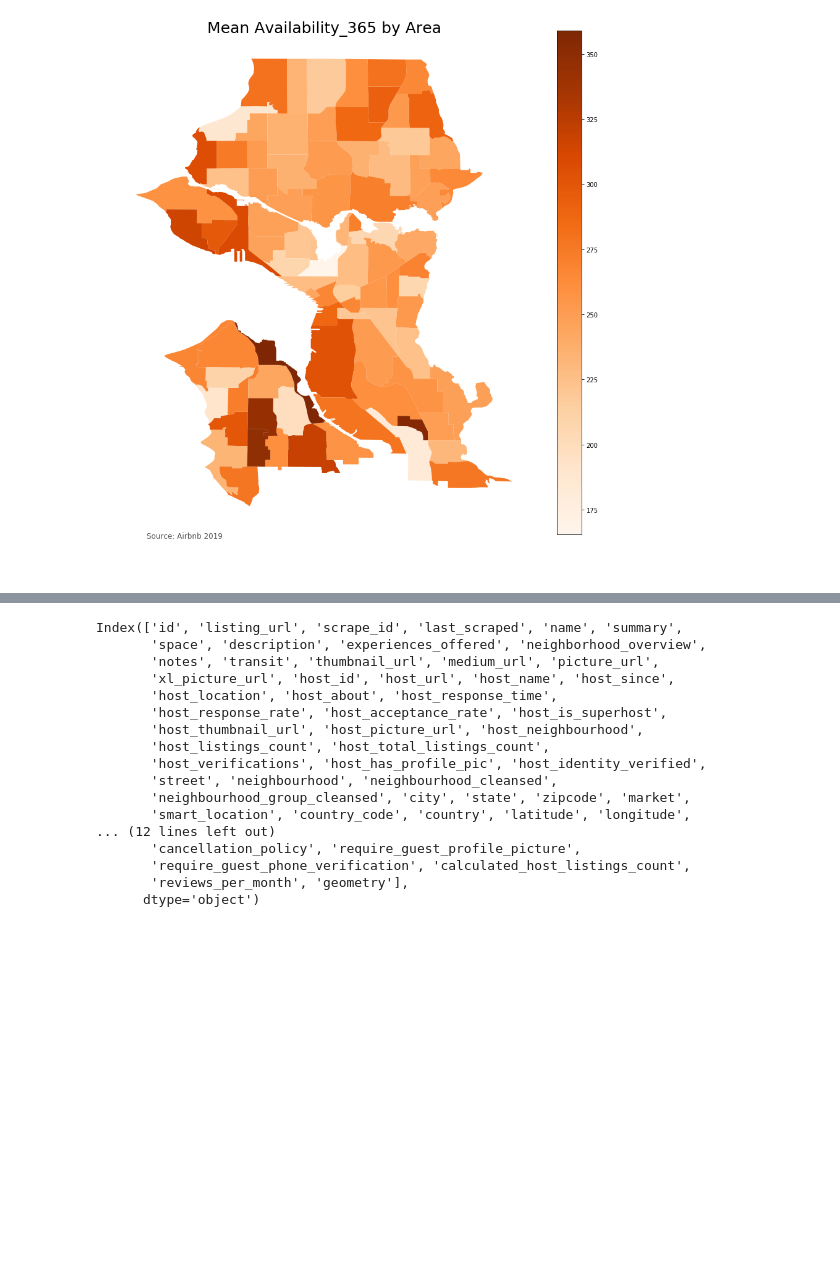
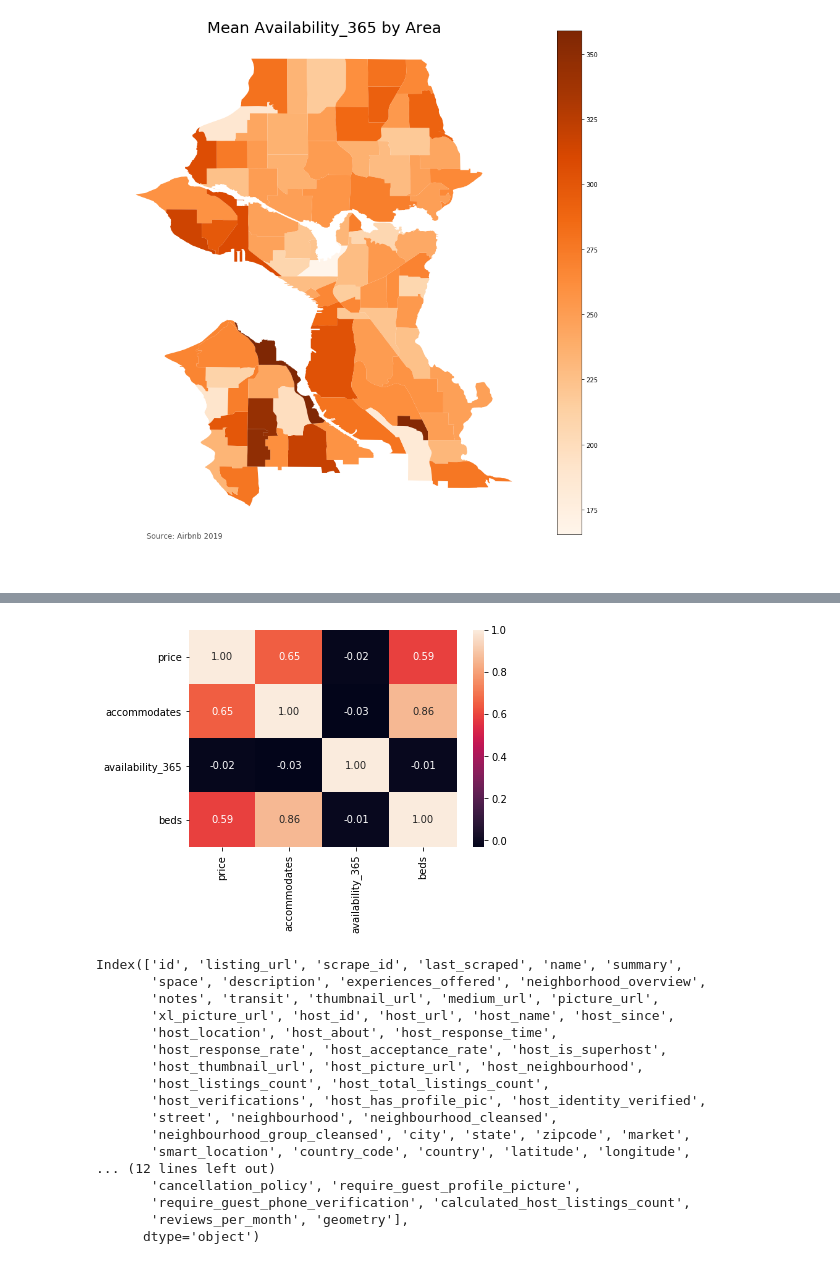
Before and after one commit to alexcbfa/AIRBNB, a Jupyter notebook: Exploratory Analysis.ipynb, the cells around one changed output, grey strips where cells are left out. Cells and saved outputs as stored; diff of their text form; code cells hidden in the pictures; blank space fills up the shorter version.

```diff
--- a/Exploratory Analysis.ipynb
+++ b/Exploratory Analysis.ipynb
@@ -103,3 +159,7 @@ Availability_map = agg_feat_by_area(area_map,airbnb_within_area,'availability_36
+# %%
+sns.heatmap(airbnb_within_area[['price','accommodates','availability_365','beds']].corr(), annot=True, fmt=".2f");
+# %% [output]
+[figure, added]
 # %%
 listings.keys()
 # %% [output]
```
Also changed, not shown: parts of 7 cells of this notebook.
